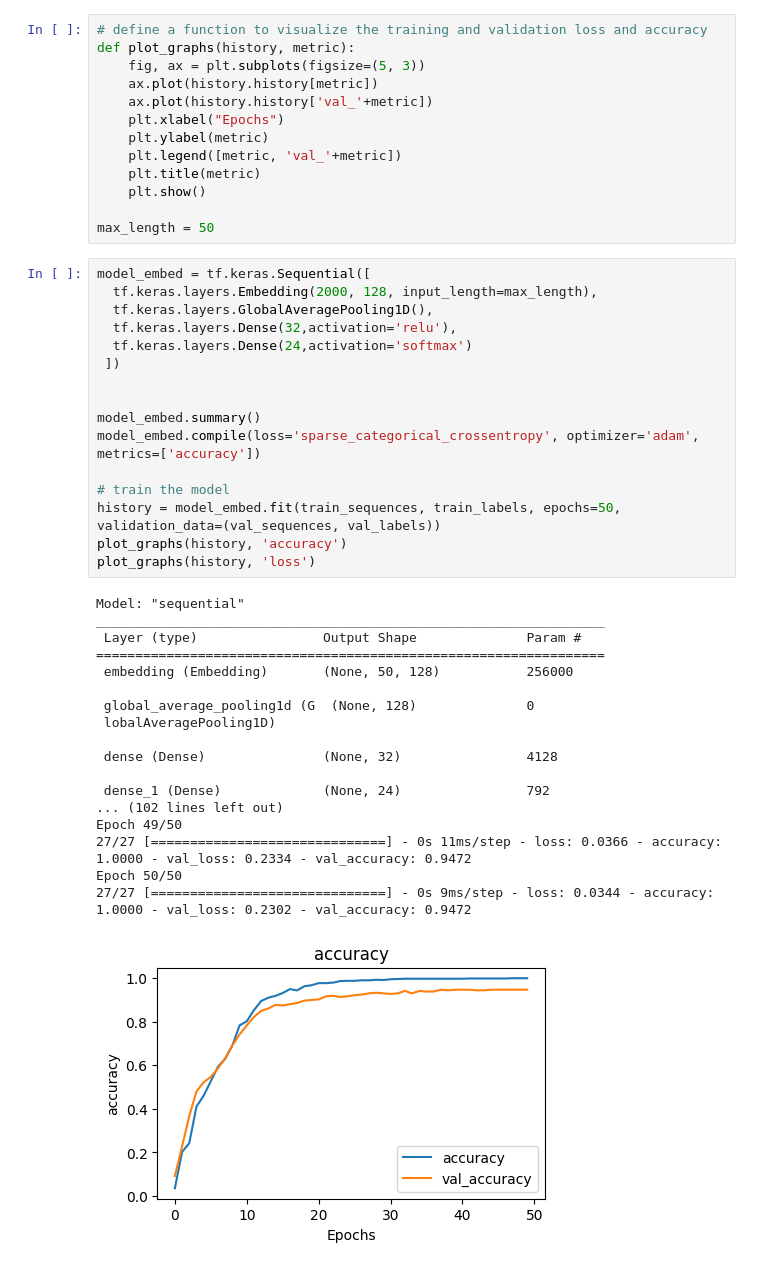
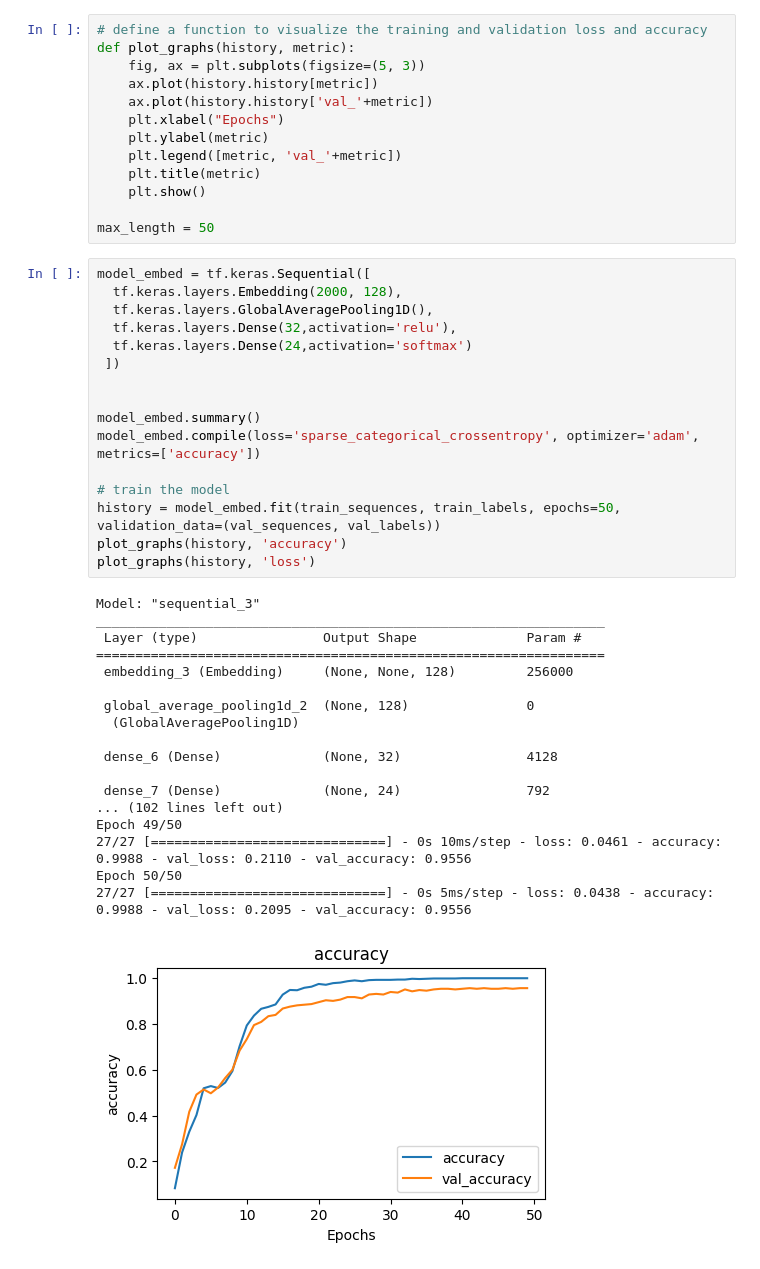
Before and after one commit to mohd-raza/Symptoms2Diseases, a Jupyter notebook: Symptom2Disease.ipynb, the cells around one changed output. Cells and saved outputs as stored; diff of their text form.

```diff
--- a/Symptom2Disease.ipynb
+++ b/Symptom2Disease.ipynb
@@ -209,36 +207,36 @@ def plot_graphs(history, metric):
 max_length = 50
 # %%
 model_embed = tf.keras.Sequential([
-  tf.keras.layers.Embedding(2000, 128, input_length=max_length),
+  tf.keras.layers.Embedding(2000, 128),
   tf.keras.layers.GlobalAveragePooling1D(),
   tf.keras.layers.Dense(32,activation='relu'),
   tf.keras.layers.Dense(24,activation='softmax')
  ])
 
 
 model_embed.summary()
 model_embed.compile(loss='sparse_categorical_crossentropy', optimizer='adam', metrics=['accuracy'])
 
 # train the model
 history = model_embed.fit(train_sequences, train_labels, epochs=50, validation_data=(val_sequences, val_labels))
 plot_graphs(history, 'accuracy')
 plot_graphs(history, 'loss')
 # %% [output]
-Model: "sequential"
+Model: "sequential_3"
 _________________________________________________________________
  Layer (type)                Output Shape              Param #
 =================================================================
- embedding (Embedding)       (None, 50, 128)           256000
+ embedding_3 (Embedding)     (None, None, 128)         256000
 
- global_average_pooling1d (G  (None, 128)              0
- lobalAveragePooling1D)
+ global_average_pooling1d_2  (None, 128)               0
+  (GlobalAveragePooling1D)
 
- dense (Dense)               (None, 32)                4128
+ dense_6 (Dense)             (None, 32)                4128
 
- dense_1 (Dense)             (None, 24)                792
+ dense_7 (Dense)             (None, 24)                792
 ... (102 lines left out)
 Epoch 49/50
-27/27 [==============================] - 0s 11ms/step - loss: 0.0366 - accuracy: 1.0000 - val_loss: 0.2334 - val_accuracy: 0.9472
+27/27 [==============================] - 0s 10ms/step - loss: 0.0461 - accuracy: 0.9988 - val_loss: 0.2110 - val_accuracy: 0.9556
 Epoch 50/50
-27/27 [==============================] - 0s 9ms/step - loss: 0.0344 - accuracy: 1.0000 - val_loss: 0.2302 - val_accuracy: 0.9472
+27/27 [==============================] - 0s 5ms/step - loss: 0.0438 - accuracy: 0.9988 - val_loss: 0.2095 - val_accuracy: 0.9556
-[figure, old version]
+[figure, new version]
```
Also changed, not shown: parts of 11 cells of this notebook.
